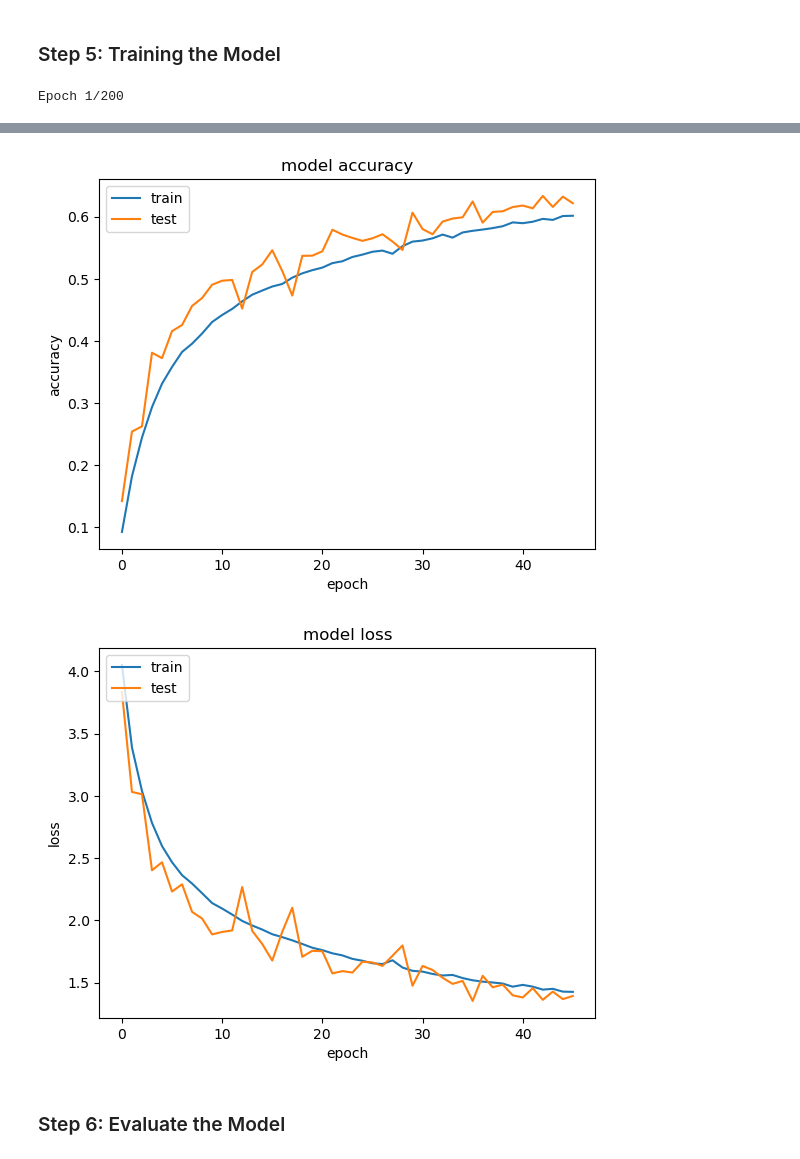
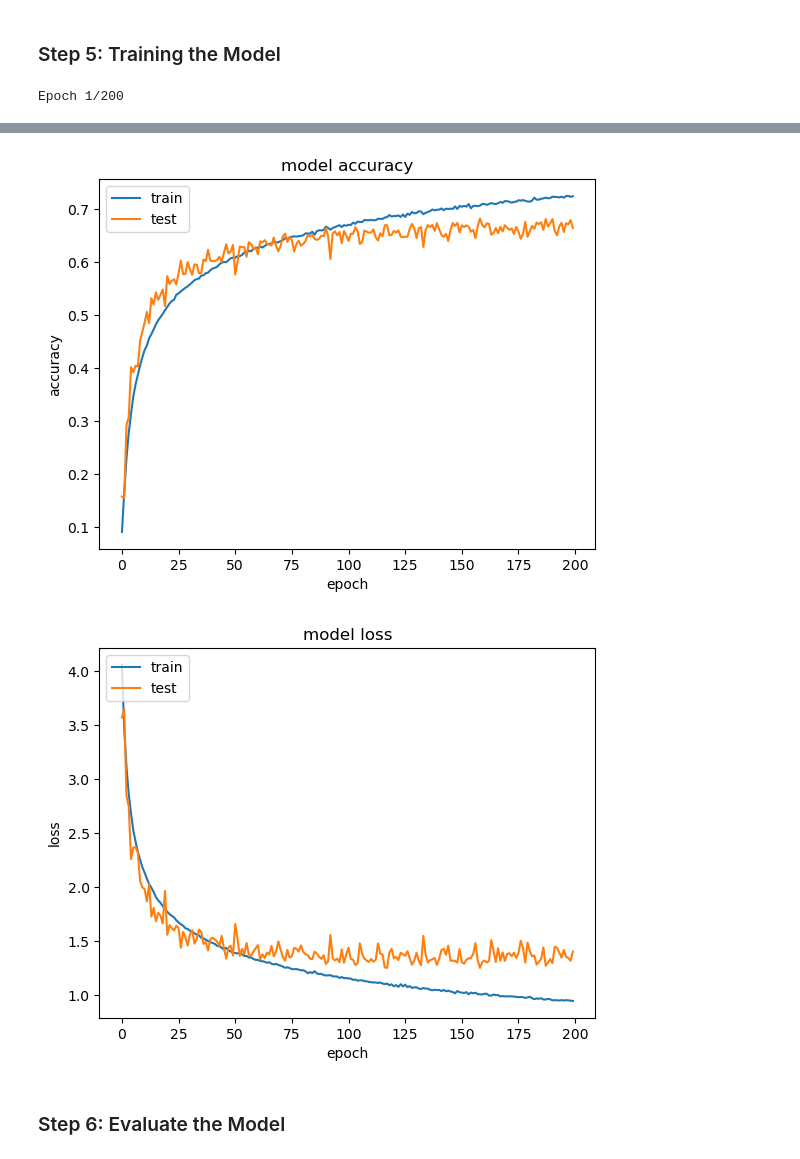
Before and after one commit to Luke-J-Miller/Showcase, a Jupyter notebook: ImageClassification/cifar-100-epoch200.ipynb, the cells around one changed output, grey strips where cells are left out. Saved outputs shown, nothing was run; the diff lists cells and outputs as text; code cells hidden in the pictures.

```diff
--- a/ImageClassification/cifar-100-epoch200.ipynb
+++ b/ImageClassification/cifar-100-epoch200.ipynb
@@ -216,7 +216,7 @@ with strategy.scope():
         steps_per_epoch=len(x_train) / batch_size,
         epochs=epochs,
         validation_data=(x_test, y_test),
-        callbacks=[early_stopping]
+        #callbacks=[early_stopping]
     )
 
 # summarize history for accuracy
@@ -259,5 +259,5 @@ Epoch 46/200
-[figure, old version]
+[figure, new version]
-[figure, old version]
+[figure, new version]
 # %% [markdown]
 ### Step 6: Evaluate the Model
 # %%
```
Also changed, not shown: parts of 4 cells of this notebook.
